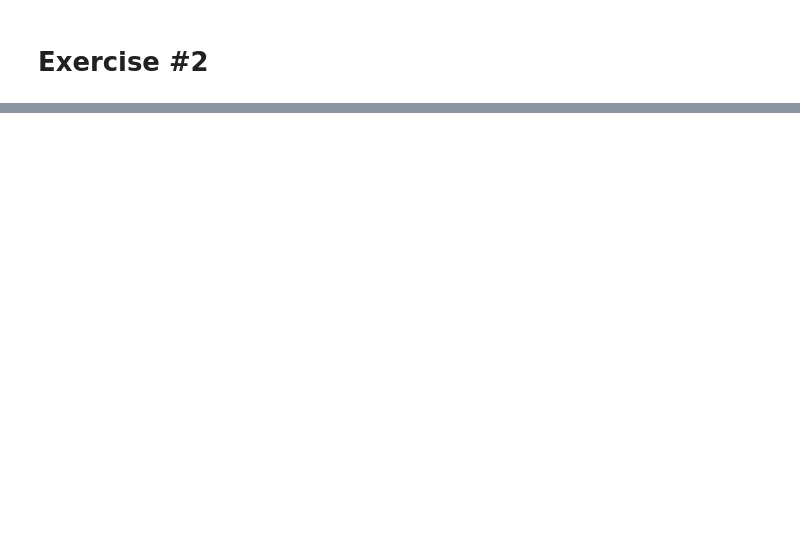
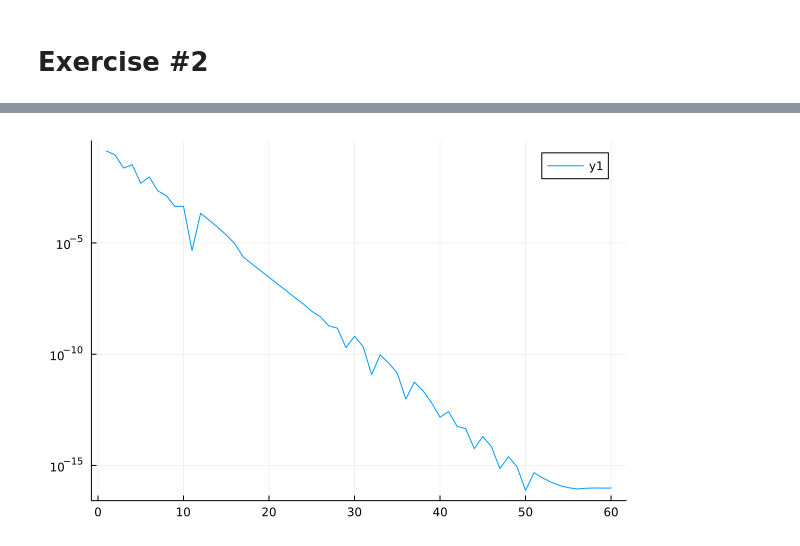
Before and after one commit to YuZiOuO/MIT18.330, a Jupyter notebook: problem_sets/problem set 1.ipynb, the cells around one changed output, grey strips where cells are left out. Saved outputs shown, nothing was run; the diff lists cells and outputs as text; code cells hidden in the pictures; blank space fills up the shorter version.

```diff
--- a/problem_sets/problem set 1.ipynb
+++ b/problem_sets/problem set 1.ipynb
@@ -80,0 +89,7 @@ Any[2.260693715285771e6, 1.1304902836644237e6, 565531.9574821872, 283339.3191177
+# %%
+#Tests
+ϵ = 1e-3
+for y in 2:1000
+    xarr = babylon(1.4,y,ϵ)
+    @assert xarr[length(xarr)]-sqrt(y)<=ϵ
+end
@@ -80,0 +105,25 @@ Any[2.260693715285771e6, 1.1304902836644237e6, 565531.9574821872, 283339.3191177
+# %%
+using Plots
+function bisection(f,a,b,ϵ)
+    xarr = []
+    if(sign(f(a)) == sign(f(b)))
+        error("Must be identical sign")
+    end
+    while(abs(a-b)>ϵ)
+        m = (a+b)/2
+        if(sign(f(a)) == sign(f(m)))
+            (a,b) = (m,b)
+        else
+            (a,b) = (a,m)
+        end
+        push!(xarr,m)
+    end
+    return xarr
+end
+function f(x)
+    return x^2-2
+end
+plot(absdiff.(bisection(f,big(1.1),big(2),1e-18),sqrt(2)))
+plot!(yscale=:log10)
+# %% [output]
+[figure, added]
```
Also changed, not shown: parts of 9 cells of this notebook, 2 other files.
